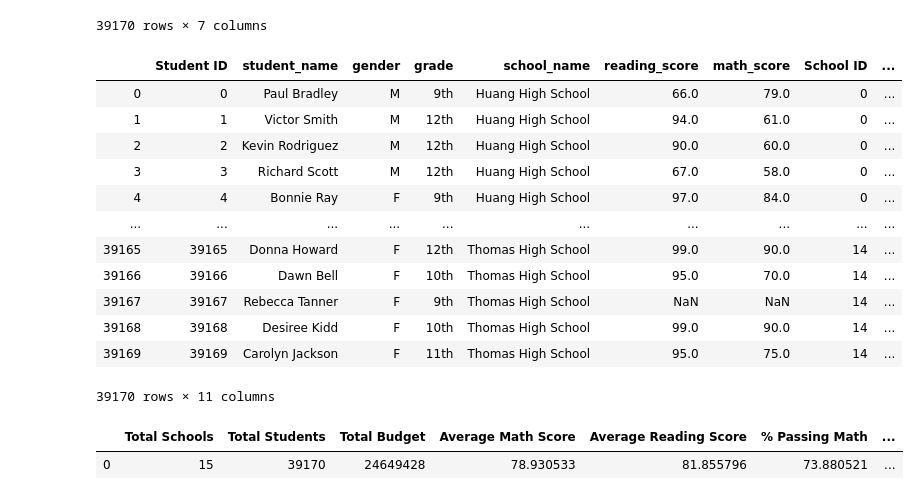
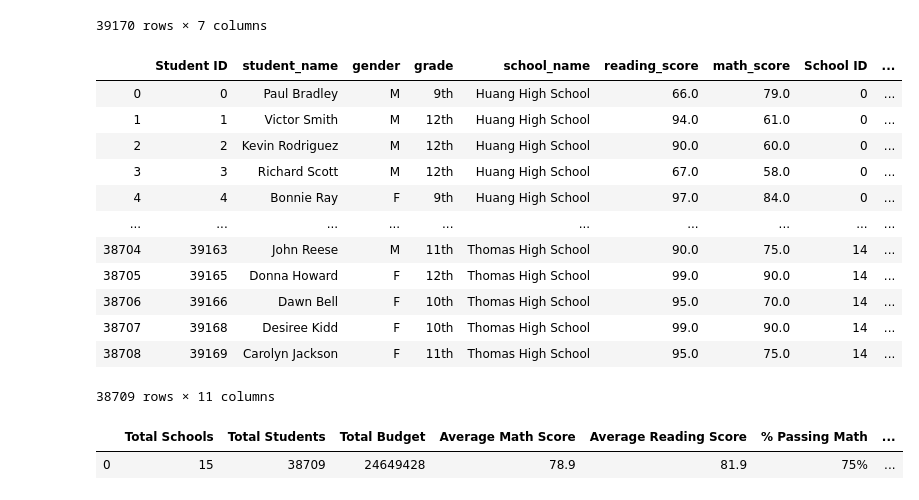
Before and after one commit to jmerkel/School-District-Analysis-Pandas, a Jupyter notebook: School_District_Analysis/PyCitySchools_Challenge.ipynb, the cells around one changed output. Drawn from its saved outputs; the diff is of its cells as text; code cells hidden in the pictures.

```diff
--- a/School_District_Analysis/PyCitySchools_Challenge.ipynb
+++ b/School_District_Analysis/PyCitySchools_Challenge.ipynb
@@ -1318,26 +1340,28 @@ student_data_df
 # %%
 # 4) Merge the clean student data with the school dataset
 #    - Clean Dataset
-student_data_df.dropna()
-
+temp = student_data_df.dropna()
 # Combine the data into a single dataset
-school_data_complete_df = pd.merge(student_data_df,school_data_df, on=["school_name", "school_name"])
+school_data_complete_df = pd.merge(temp,school_data_df, on=["school_name", "school_name"])
 school_data_complete_df
 # %% [output]
 |  | Student ID | student_name | gender | grade | school_name | reading_score | math_score | School ID | ... |
 | 0 | 0 | Paul Bradley | M | 9th | Huang High School | 66.0 | 79.0 | 0 | ... |
 | 1 | 1 | Victor Smith | M | 12th | Huang High School | 94.0 | 61.0 | 0 | ... |
 | 2 | 2 | Kevin Rodriguez | M | 12th | Huang High School | 90.0 | 60.0 | 0 | ... |
 | 3 | 3 | Richard Scott | M | 12th | Huang High School | 67.0 | 58.0 | 0 | ... |
 | 4 | 4 | Bonnie Ray | F | 9th | Huang High School | 97.0 | 84.0 | 0 | ... |
 | ... | ... | ... | ... | ... | ... | ... | ... | ... | ... |
-| 39165 | 39165 | Donna Howard | F | 12th | Thomas High School | 99.0 | 90.0 | 14 | ... |
-| 39166 | 39166 | Dawn Bell | F | 10th | Thomas High School | 95.0 | 70.0 | 14 | ... |
-| 39167 | 39167 | Rebecca Tanner | F | 9th | Thomas High School | NaN | NaN | 14 | ... |
-| 39168 | 39168 | Desiree Kidd | F | 10th | Thomas High School | 99.0 | 90.0 | 14 | ... |
-| 39169 | 39169 | Carolyn Jackson | F | 11th | Thomas High School | 95.0 | 75.0 | 14 | ... |
+| 38704 | 39163 | John Reese | M | 11th | Thomas High School | 90.0 | 75.0 | 14 | ... |
+| 38705 | 39165 | Donna Howard | F | 12th | Thomas High School | 99.0 | 90.0 | 14 | ... |
+| 38706 | 39166 | Dawn Bell | F | 10th | Thomas High School | 95.0 | 70.0 | 14 | ... |
+| 38707 | 39168 | Desiree Kidd | F | 10th | Thomas High School | 99.0 | 90.0 | 14 | ... |
+| 38708 | 39169 | Carolyn Jackson | F | 11th | Thomas High School | 95.0 | 75.0 | 14 | ... |
-39170 rows × 11 columns
+38709 rows × 11 columns
 # %%
+# district_summary_df
+# Overall District Information (44)
+
 # Initialize District Summary
 school_count = school_data_df["school_name"].count()
 student_count = school_data_complete_df["Student ID"].count()
@@ -1353,22 +1377,28 @@ passing_reading_count = passing_reading["student_name"].count()
 passing_math_percentage = passing_math_count / float(student_count) * 100
 passing_reading_percentage = passing_reading_count / float(student_count) * 100
 overall_passing_percentage = (passing_math_percentage + passing_reading_percentage) / 2
+
+district_summary_df = pd.DataFrame([{
+    "Total Schools": school_count,
+    "Total Students": student_count,
+    "Total Budget": total_budget,
+    "Average Math Score": average_math_score,
+    "Average Reading Score": average_reading_score,
+    "% Passing Math": passing_math_percentage,
+    "% Passing Reading": passing_reading_percentage,
+    "% Overall Passing": overall_passing_percentage}])
+
+# Formatting
+district_summary_df["Average Reading Score"] = district_summary_df["Average Reading Score"].map("{:.1f}".format)
+district_summary_df["Average Math Score"] = district_summary_df["Average Math Score"].map("{:.1f}".format)
+district_summary_df["% Passing Reading"] = district_summary_df["% Passing Reading"].map("{:.0f}%".format)
+district_summary_df["% Passing Math"] = district_summary_df["% Passing Math"].map("{:.0f}%".format)
+district_summary_df["% Overall Passing"] = district_summary_df["% Overall Passing"].map("{:.0f}%".format)
+
+district_summary_df
+# %% [output]
+|  | Total Schools | Total Students | Total Budget | Average Math Score | Average Reading Score | % Passing Math | ... |
+| 0 | 15 | 38709 | 24649428 | 78.9 | 81.9 | 75% | ... |
-# %%
-# district_summary_df = Overall District Information (44)
-district_summary_df = pd.DataFrame([{"Total Schools": school_count,
-          "Total Students": student_count,
-          "Total Budget": total_budget,
-          "Average Math Score": average_math_score,
-          "Average Reading Score": average_reading_score,
-          "% Passing Math": passing_math_percentage,
-         "% Passing Reading": passing_reading_percentage,
-        "% Overall Passing": overall_passing_percentage}])
-
-###FORMAT HERE
-district_summary_df
-# %% [output]
-|  | Total Schools | Total Students | Total Budget | Average Math Score | Average Reading Score | % Passing Math | ... |
-| 0 | 15 | 39170 | 24649428 | 78.930533 | 81.855796 | 73.880521 | ... |
 # %%
 # Initialize School Summary
 per_school_types = school_data_df.set_index(["school_name"])["type"]
```
Also changed, not shown: parts of 18 cells of this notebook, 2 other files.
